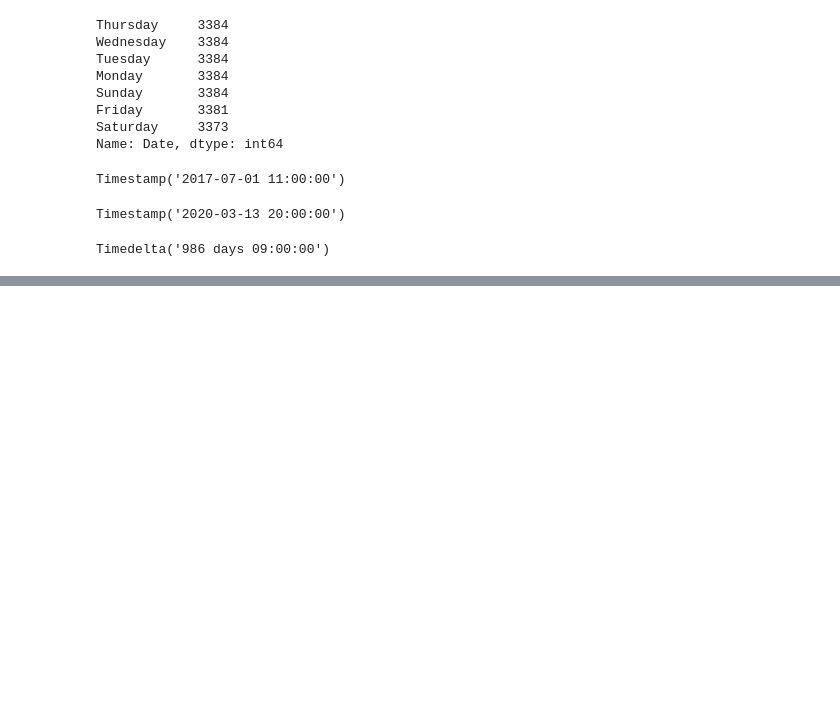
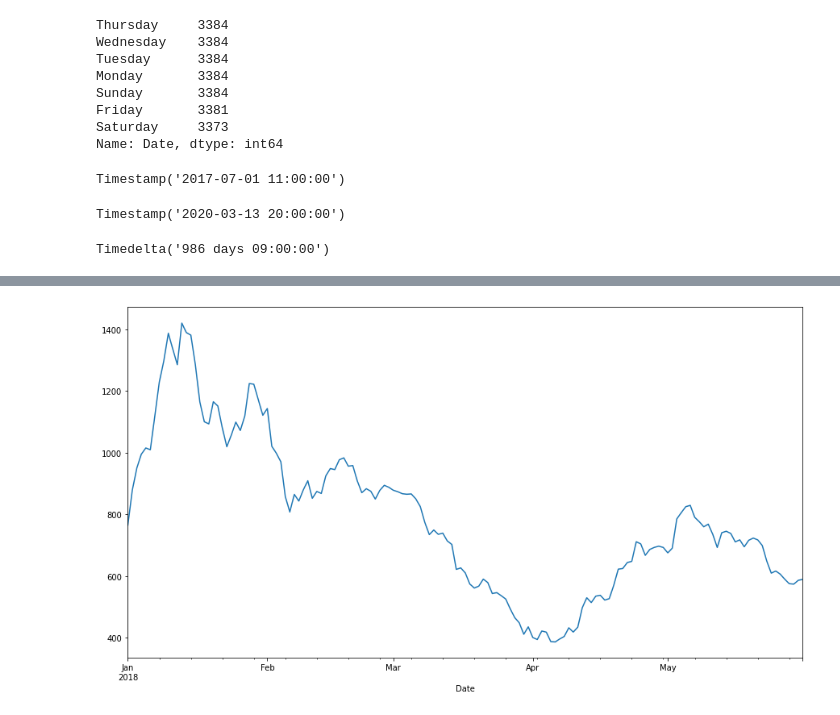
Before and after one commit to sanjuirm/Tutorials, a Jupyter notebook: Pandas/pandas date_time.ipynb, the cells around one changed output, grey strips where cells are left out. Drawn from its saved outputs; the diff is of its cells as text; code cells hidden in the pictures; blank space fills up the shorter version.

```diff
--- a/Pandas/pandas date_time.ipynb
+++ b/Pandas/pandas date_time.ipynb
@@ -113,0 +183,4 @@ Timedelta('986 days 09:00:00')
+# %%
+# Slicing
+# We can slice the datetime columns to
+df.set_index('Date', inplace= True)
@@ -113,0 +204,3 @@ Timedelta('986 days 09:00:00')
+# %%
+temp_df = df.loc['2018-01':'2018-05']  # indexing using only the year
+temp_df
@@ -113,0 +253,4 @@ Timedelta('986 days 09:00:00')
+# %%
+# Resamping or restructuring the Date_time data by each day
+eth_high = temp_df['High'].resample('1D').max()
+eth_high.head(15)
@@ -113,0 +275,6 @@ Timedelta('986 days 09:00:00')
+# %%
+import matplotlib.pyplot as plt
+eth_high.plot(kind= 'line', figsize= (15,8))
+plt.show()
+# %% [output]
+[figure, added]
```
Also changed, not shown: parts of 13 cells of this notebook.
